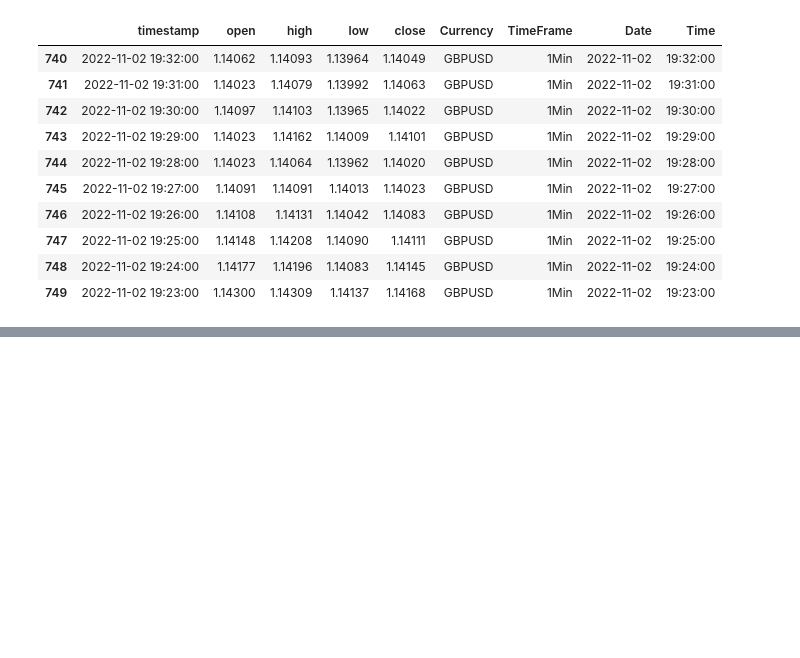
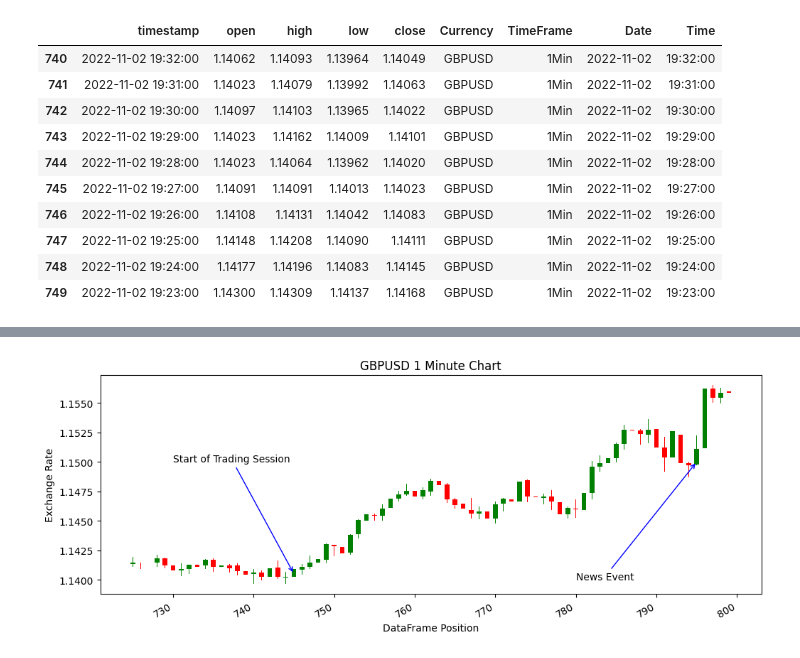
Before and after one commit to zxacman/mycode, a Jupyter notebook: clean-with-pandas/demo.ipynb, the cells around one changed output, grey strips where cells are left out. Cells and saved outputs as stored; diff of their text form; code cells hidden in the pictures; blank space fills up the shorter version.

```diff
--- a/clean-with-pandas/demo.ipynb
+++ b/clean-with-pandas/demo.ipynb
@@ -234,3 +234,45 @@ pickle.dump(df3, file_df3)
 file_df.close()
 file_df2.close()
 file_df3.close()
+# %%
+#plt.figure()
+fig= plt.figure(figsize=(12,4))
+
+up = df2[df2.close >= df2.open]
+down = df2[df2.close < df2.open]
+
+col1 = 'red'
+col2 = 'green'
+
+# Setting width of candlestick elements
+#width = .3
+#width2 = .03
+width = .6
+width2 = .06
+
+# Plotting up prices of the stock
+plt.bar(up.index, up.close-up.open, width, bottom=up.open, color=col1)
+plt.bar(up.index, up.high-up.close, width2, bottom=up.close, color=col1)
+plt.bar(up.index, up.low-up.open, width2, bottom=up.open, color=col1)
+
+# Plotting down prices of the stock
+plt.bar(down.index, down.close-down.open, width, bottom=down.open, color=col2)
+plt.bar(down.index, down.high-down.open, width2, bottom=down.open, color=col2)
+plt.bar(down.index, down.low-down.close, width2, bottom=down.close, color=col2)
+
+# rotating the x-axis tick labels at 30degree
+# towards right
+plt.xticks(rotation=30, ha='right')
+
+# displaying candlestick chart of stock data
+# of a week
+plt.title("GBPUSD 1 Minute Chart")
+plt.xlabel('DataFrame Position')
+plt.ylabel('Exchange Rate')
+plt.annotate("Start of Trading Session", xy=(745, 1.1405), xytext=(730, 1.15), arrowprops={"arrowstyle":"->", "color":"blue"})
+plt.annotate("News Event", xy=(795, 1.15), xytext=(780, 1.14), arrowprops={"arrowstyle":"->", "color":"blue"})
+plt.plot()
+plt.savefig('1min-2.png')
+plt.show()
+# %% [output]
+[figure, added]
```
Also changed, not shown: 4 other files.
